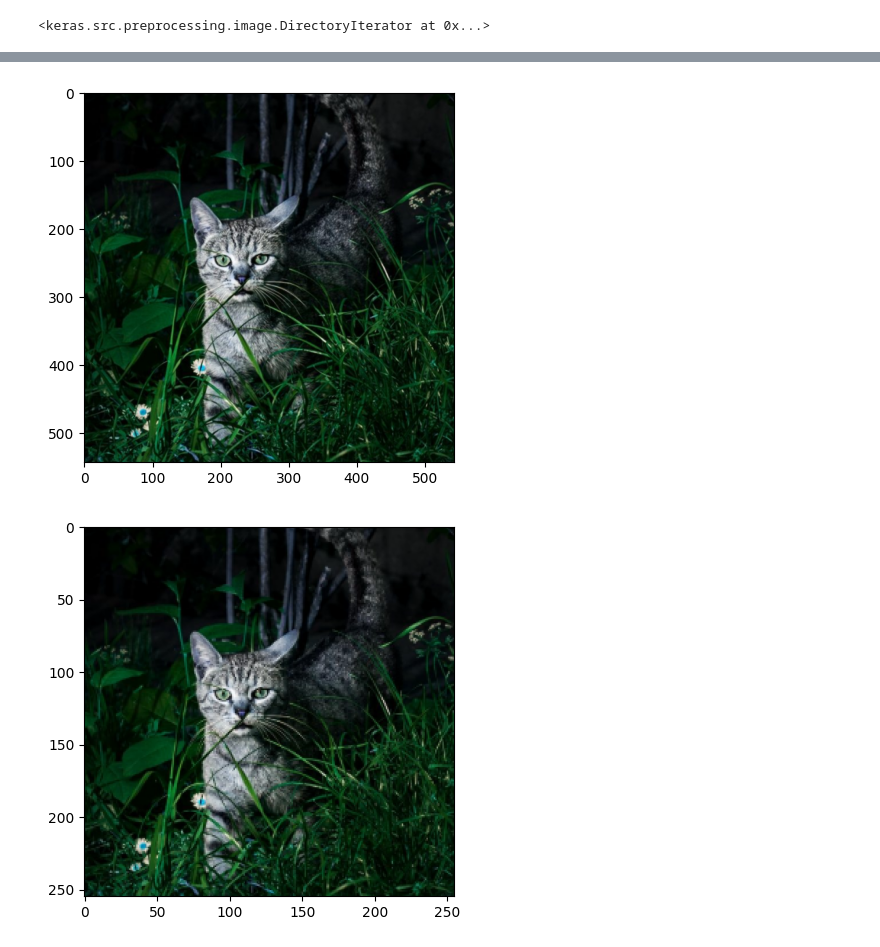
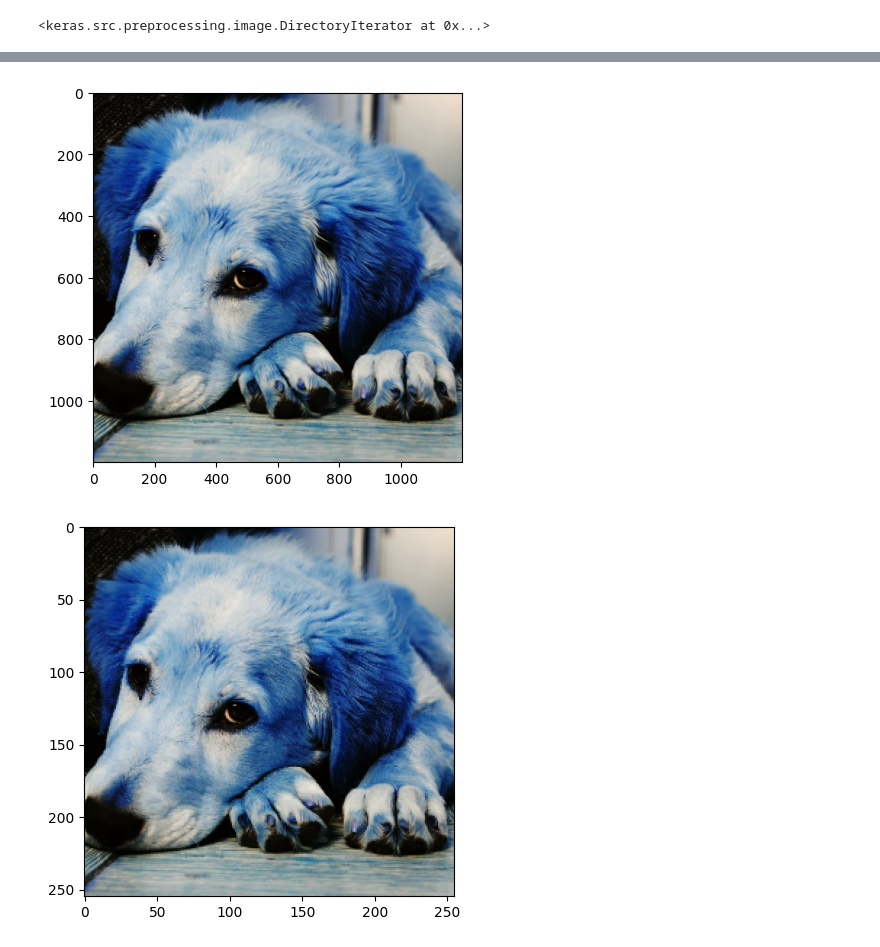
Before and after one commit to seika5/deepimageclassifier, a Jupyter notebook: animal-classification-with-tensorflow.ipynb, the cells around one changed output, grey strips where cells are left out. Saved outputs shown, nothing was run; the diff lists cells and outputs as text; code cells hidden in the pictures.

```diff
--- a/animal-classification-with-tensorflow.ipynb
+++ b/animal-classification-with-tensorflow.ipynb
@@ -237,15 +257,15 @@ import cv2
 # %%
-img = cv2.imread('tester8.png')
+img = cv2.imread('tester2.jpg')
 plt.imshow(img)
 plt.show()
 # %% [output]
-[figure, old version]
+[figure, new version]
 # %%
 resize = tf.image.resize(img, (255,255))
 plt.imshow(resize.numpy().astype(int))
 plt.show()
 # %% [output]
-[figure, old version]
+[figure, new version]
 # %%
 yhat = model.predict(np.expand_dims(resize/255, 0))
 # %% [output]
```
Also changed, not shown: parts of 12 cells of this notebook, 2 other files.
